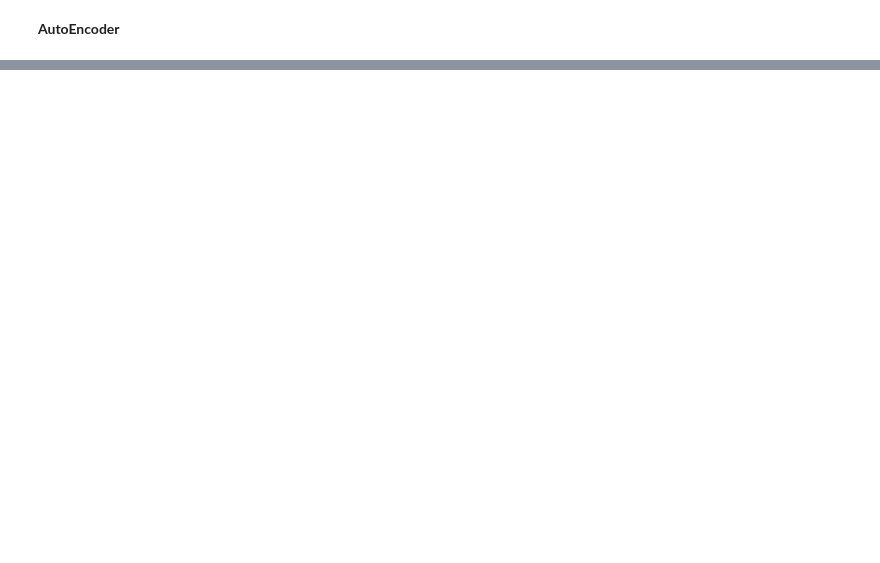
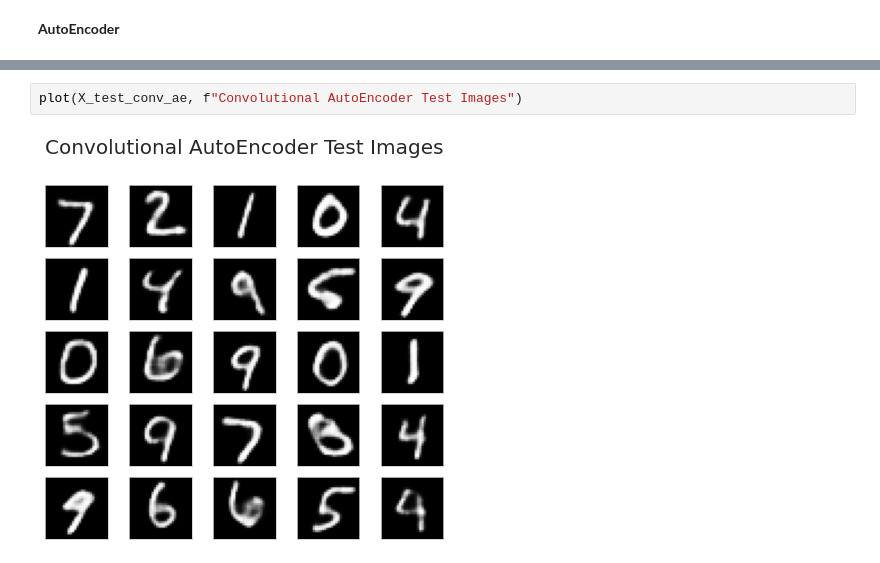
Before and after one commit to adimyth/datascience_stuff, a Jupyter notebook: machine-learning/AutoEncoders.ipynb, the cells around one changed output, grey strips where cells are left out. Drawn from its saved outputs; the diff is of its cells as text; blank space fills up the shorter version.

```diff
--- a/machine-learning/AutoEncoders.ipynb
+++ b/machine-learning/AutoEncoders.ipynb
@@ -416,0 +433,4 @@ Epoch 6/10
+# %%
+plot(X_test_conv_ae, f"Convolutional AutoEncoder Test Images")
+# %% [output]
+[figure, added]
```
Also changed, not shown: parts of 29 cells of this notebook.
